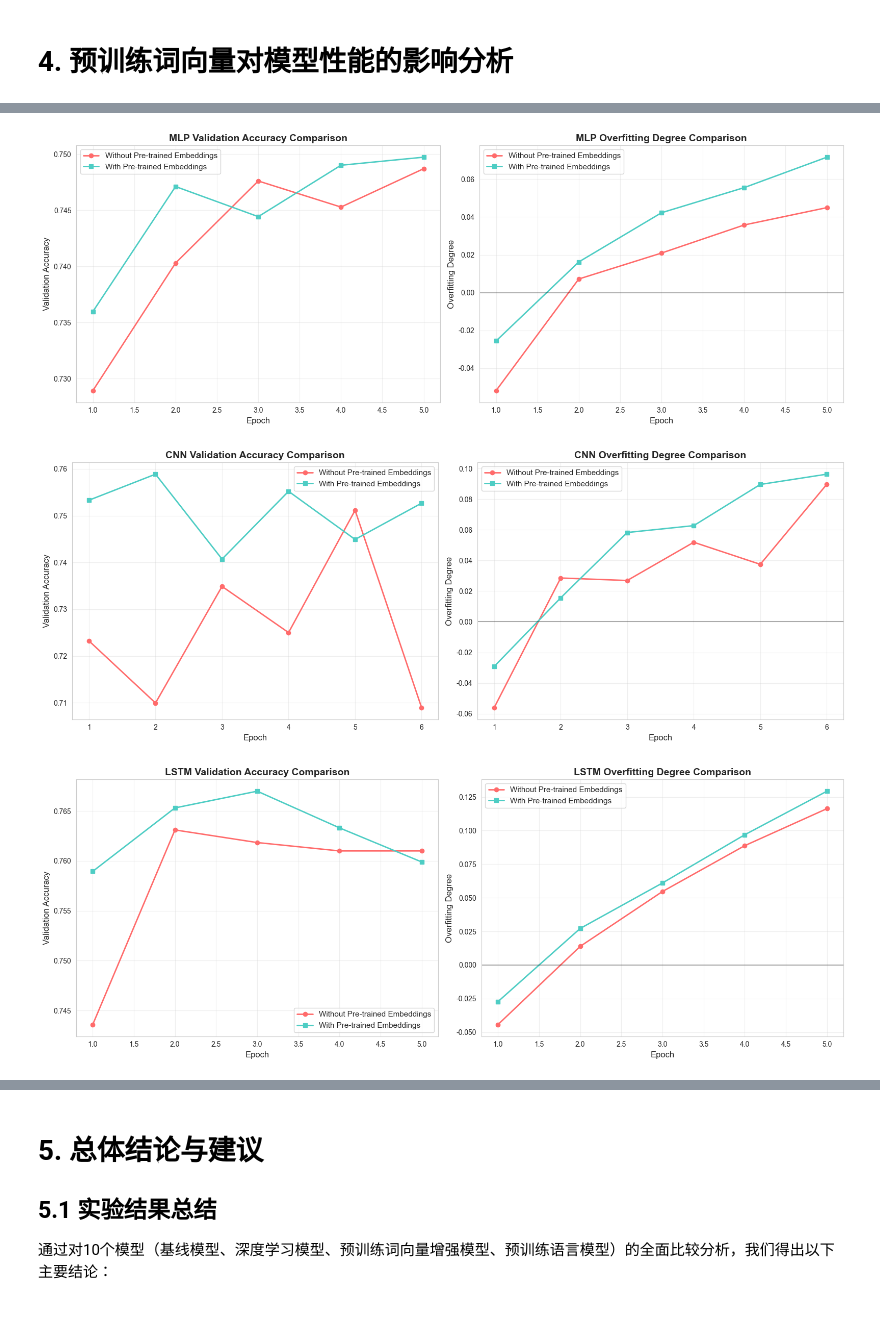
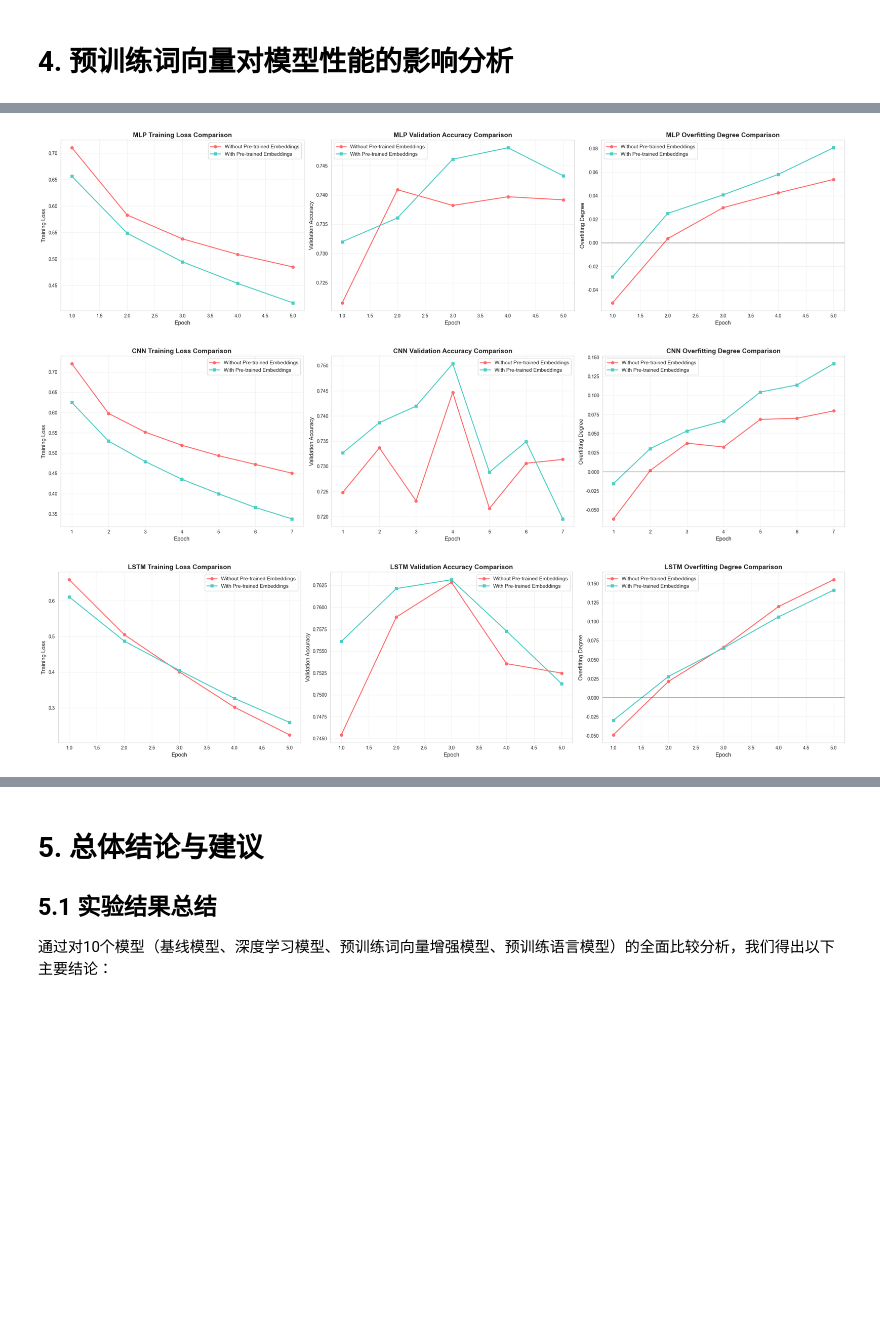
Before and after one commit to YoruRain/Sentiment-Classification-Based-on-Weibo-Texts, a Jupyter notebook: 08Comparison and Analysis.ipynb, the cells around one changed output, grey strips where cells are left out. Drawn from its saved outputs; the diff is of its cells as text; code cells hidden in the pictures; blank space fills up the shorter version.

```diff
--- a/08Comparison and Analysis.ipynb
+++ b/08Comparison and Analysis.ipynb
@@ -95,7 +95,7 @@ def analyze_training_records(save_path="results/model_training_results.json", sh
 
     return df
 # %%
-file_path = "results/model_training_results_test.json"
+file_path = "results/model_training_results_test3.json"
 
 results = load_training_results(file_path)
 # %% [output]
@@ -812,50 +812,65 @@ def plot_training_comparison(baseline_results, pretrained_results):
             common_epochs = min(len(baseline_history['val_accuracies']),
                               len(pretrained_history['val_accuracies']))
 
-            fig, (ax1, ax2) = plt.subplots(1, 2, figsize=(16, 6))
+            fig, (ax1, ax2, ax3) = plt.subplots(1, 3, figsize=(24, 6))
 
             epochs = list(range(1, common_epochs + 1))
+
+            # 训练损失对比
+            baseline_train_loss = baseline_history['train_losses'][:common_epochs]
+            pretrained_train_loss = pretrained_history['train_losses'][:common_epochs]
+
+            ax1.plot(epochs, baseline_train_loss, marker='o', label='Without Pre-trained Embeddings',
+                    color='#FF6B6B', linewidth=2, markersize=6)
+            ax1.plot(epochs, pretrained_train_loss, marker='s', label='With Pre-trained Embeddings',
+                    color='#4ECDC4', linewidth=2, markersize=6)
+
+            ax1.set_xlabel('Epoch', fontsize=12)
+            ax1.set_ylabel('Training Loss', fontsize=12)
+            ax1.set_title(f'{baseline_name} Training Loss Comparison', fontsize=14, fontweight='bold')
+            ax1.legend(fontsize=11)
+            ax1.grid(True, alpha=0.3)
 
             # 验证准确率对比
             baseline_val_acc = baseline_history['val_accuracies'][:common_epochs]
             pretrained_val_acc = pretrained_history['val_accuracies'][:common_epochs]
 
-            ax1.plot(epochs, baseline_val_acc, marker='o', label='Without Pre-trained Embeddings',
+            ax2.plot(epochs, baseline_val_acc, marker='o', label='Without Pre-trained Embeddings',
                     color='#FF6B6B', linewidth=2, markersize=6)
-            ax1.plot(epochs, pretrained_val_acc, marker='s', label='With Pre-trained Embeddings',
+            ax2.plot(epochs, pretrained_val_acc, marker='s', label='With Pre-trained Embeddings',
                     color='#4ECDC4', linewidth=2, markersize=6)
 
-            ax1.set_xlabel('Epoch', fontsize=12)
-            ax1.set_ylabel('Validation Accuracy', fontsize=12)
-            ax1.set_title(f'{baseline_name} Validation Accuracy Comparison', fontsize=14, fontweight='bold')
-            ax1.legend(fontsize=11)
-            ax1.grid(True, alpha=0.3)
+            ax2.set_xlabel('Epoch', fontsize=12)
+            ax2.set_ylabel('Validation Accuracy', fontsize=12)
+            ax2.set_title(f'{baseline_name} Validation Accuracy Comparison', fontsize=14, fontweight='bold')
+            ax2.legend(fontsize=11)
+            ax2.grid(True, alpha=0.3)
 
             # 过拟合程度对比
             baseline_train_acc = baseline_history['train_accuracies'][:common_epochs]
             baseline_overfitting = np.array(baseline_train_acc) - np.array(baseline_val_acc)
 
             pretrained_train_acc = pretrained_history['train_accuracies'][:common_epochs]
             pretrained_overfitting = np.array(pretrained_train_acc) - np.array(pretrained_val_acc)
 
-            ax2.plot(epochs, baseline_overfitting, marker='o', label='Without Pre-trained Embeddings',
+            ax3.plot(epochs, baseline_overfitting, marker='o', label='Without Pre-trained Embeddings',
                     color='#FF6B6B', linewidth=2, markersize=6)
-            ax2.plot(epochs, pretrained_overfitting, marker='s', label='With Pre-trained Embeddings',
+            ax3.plot(epochs, pretrained_overfitting, marker='s', label='With Pre-trained Embeddings',
                     color='#4ECDC4', linewidth=2, markersize=6)
 
-            ax2.set_xlabel('Epoch', fontsize=12)
-            ax2.set_ylabel('Overfitting Degree', fontsize=12)
-            ax2.set_title(f'{baseline_name} Overfitting Degree Comparison', fontsize=14, fontweight='bold')
-            ax2.legend(fontsize=11)
-            ax2.grid(True, alpha=0.3)
-            ax2.axhline(y=0, color='black', linestyle='-', alpha=0.3)
+            ax3.set_xlabel('Epoch', fontsize=12)
+            ax3.set_ylabel('Overfitting Degree', fontsize=12)
+            ax3.set_title(f'{baseline_name} Overfitting Degree Comparison', fontsize=14, fontweight='bold')
+            ax3.legend(fontsize=11)
+            ax3.grid(True, alpha=0.3)
+            ax3.axhline(y=0, color='black', linestyle='-', alpha=0.3)
 
             plt.tight_layout()
             plt.show()
 
 # 绘制所有模型的训练过程对比
 plot_training_comparison(baseline_results, pretrained_results)
 # %% [output]
-[figure, old version]
+[figure, new version]
-[figure, old version]
+[figure, new version]
-[figure, old version]
+[figure, new version]
```
Also changed, not shown: parts of 11 cells of this notebook, 21 other files.
